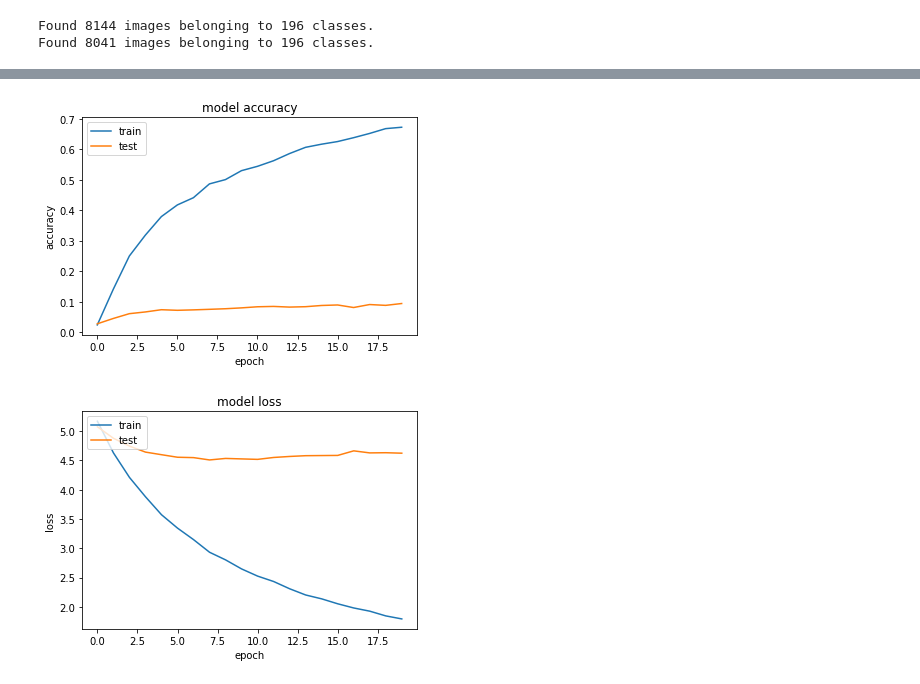
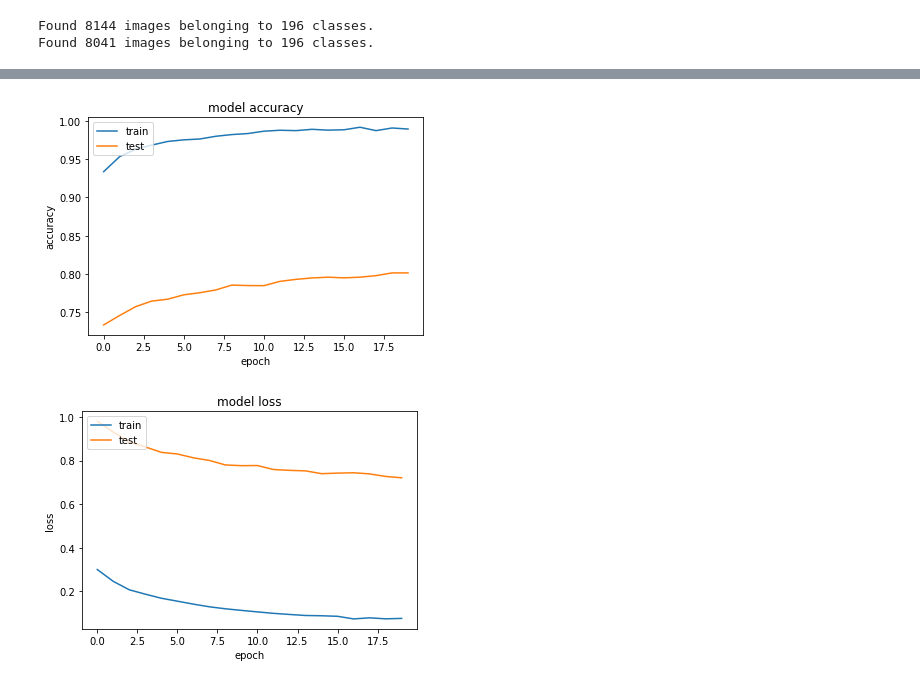
Before and after one commit to digital-thinking/ann-jupyter-notebooks, a Jupyter notebook: TransferLearning-EfficientNet.ipynb, the cells around one changed output, grey strips where cells are left out. Saved outputs shown, nothing was run; the diff lists cells and outputs as text; code cells hidden in the pictures.

Commit message:
fix batch normalization

```diff
--- a/TransferLearning-EfficientNet.ipynb
+++ b/TransferLearning-EfficientNet.ipynb
@@ -9,7 +9,7 @@ import numpy as np
 import scipy.io as sio
 import os
 
-batch_size = 256
+batch_size = 32
 input_shape = (240,240)
 train_dir = 'G:\\Data\\stanford-car-dataset-by-classes-folder\\car_data\\train'
 test_dir = 'G:\\Data\\stanford-car-dataset-by-classes-folder\\car_data\\test'
@@ -28,7 +28,7 @@ train_generator=train_datagen.flow_from_directory(train_dir,
                                             batch_size=batch_size)
 
 
-validation_generator=train_datagen.flow_from_directory(test_dir,
+validation_generator=test_datagen.flow_from_directory(test_dir,
                                             class_mode="categorical",
                                             target_size=input_shape,
                                             batch_size=batch_size)
@@ -72,0 +125,19 @@ ________________________________________________________________________________
+# %%
+batch_size = 32
+train_generator=train_datagen.flow_from_directory(train_dir,
+                                            class_mode="categorical",
+                                            target_size=input_shape,
+                                            batch_size=batch_size)
+
+
+validation_generator=test_datagen.flow_from_directory(test_dir,
+                                            class_mode="categorical",
+                                            target_size=input_shape,
+                                            batch_size=batch_size)
+
+
+for layer in model.layers:
+    layer.trainable = True
+
+model.compile(optimizer='sgd', loss='categorical_crossentropy', metrics=['acc'])
+model.summary()
@@ -73,10 +162,8 @@ ________________________________________________________________________________
 # %%
-model.compile(optimizer='adam', loss='categorical_crossentropy', metrics=['acc'])
-
 history = model.fit_generator(generator=train_generator,
-                    steps_per_epoch=train_generator.samples // batch_size,
+                    steps_per_epoch=train_generator.samples // batch_size + 1 ,
                     validation_data=validation_generator,
-                    validation_steps=validation_generator.samples // batch_size,
+                    validation_steps=validation_generator.samples // batch_size + 1,
                     epochs=20,
                     workers=8,
                     max_queue_size=32,
@@ -118,2 +205,2 @@ Epoch 20/20
-[figure, old version]
+[figure, new version]
-[figure, old version]
+[figure, new version]
```
Also changed, not shown: parts of 6 cells of this notebook.
